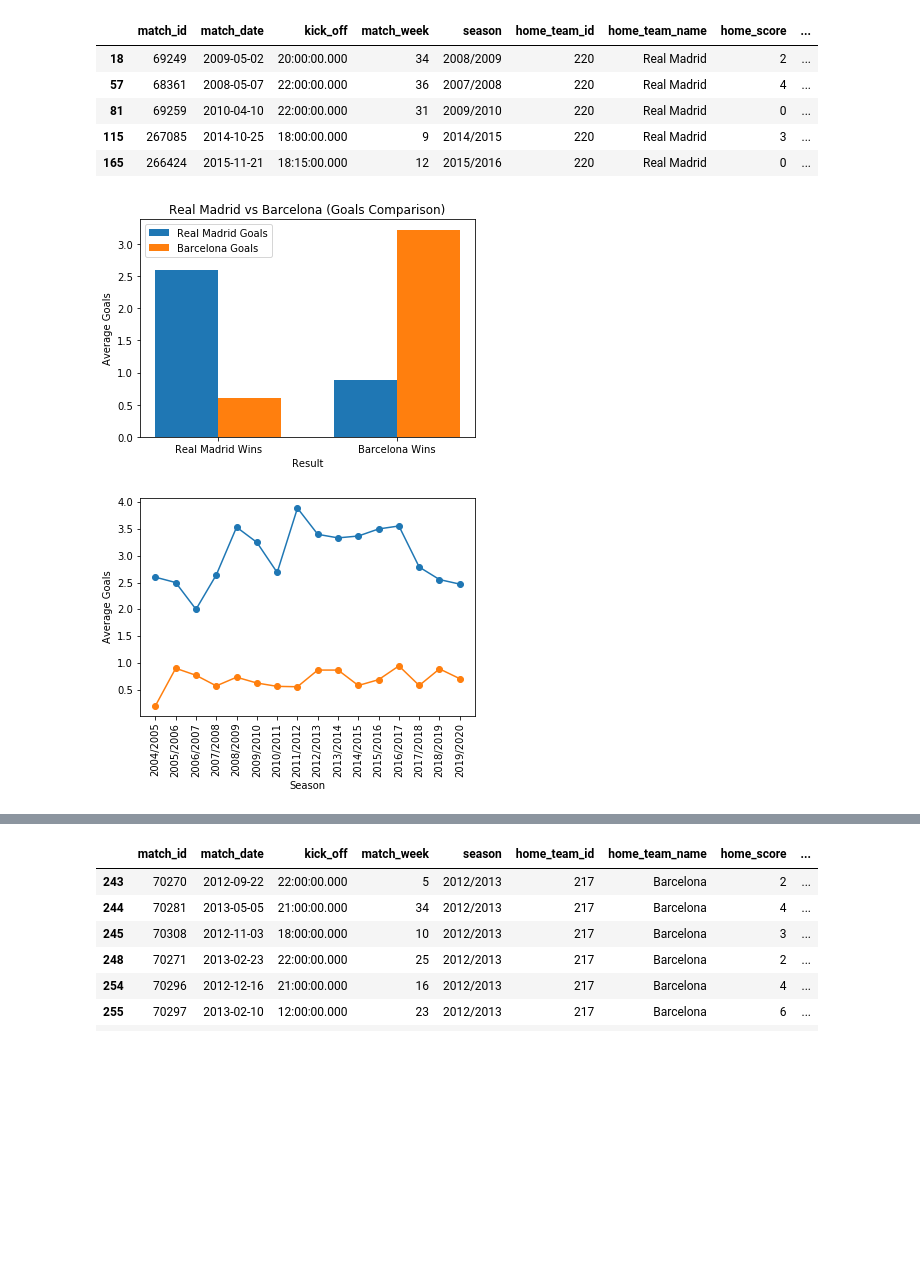
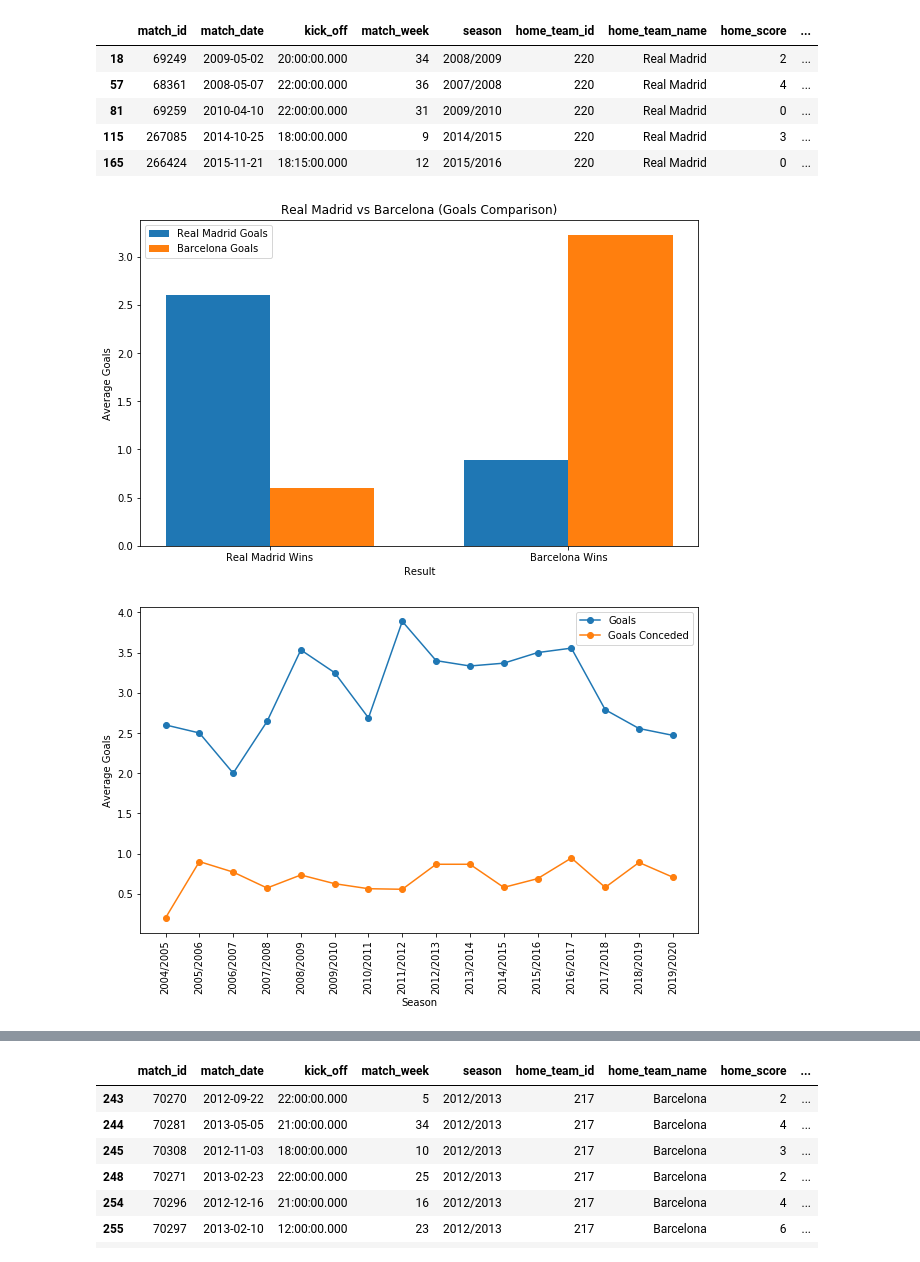
Before and after one commit to christouandr7/statsbomb_laliga, a Jupyter notebook: LaLiga.ipynb, the cells around one changed output, grey strips where cells are left out. Cells and saved outputs as stored; diff of their text form; code cells hidden in the pictures; blank space fills up the shorter version.

```diff
--- a/LaLiga.ipynb
+++ b/LaLiga.ipynb
@@ -7,6 +7,7 @@ import json
 import warnings
 warnings.filterwarnings('ignore')
 import matplotlib.pyplot as plt
+plt.rcParams['figure.figsize'] = [10, 6]
 from IPython.display import display
 # %%
 competitions = pd.read_json("./data/competitions.json")
@@ -231,7 +219,7 @@ plt.title("Real Madrid vs Barcelona (Goals Comparison)")
 
 plt.show()
 # %% [output]
-[figure, old version]
+[figure, new version]
 # %%
 #get by season to show barcelona average goals
 barca_matches_home = laliga_cleaned[(laliga_cleaned["home_team_name"] == "Barcelona")]
@@ -253,9 +241,11 @@ for name, group in season_groups:
 # %%
 no_of_seasons = range(i)
 plt.plot(no_of_seasons, barca_goals_home, no_of_seasons, barca_goals_away, marker = "o" )
+plt.legend(["Goals", "Goals Conceded"])
+
 plt.xticks(no_of_seasons, seasons_names, rotation = "vertical")
 plt.xlabel("Season")
 plt.ylabel("Average Goals")
 plt.show()
 # %% [output]
-[figure, old version]
+[figure, new version]
```
Also changed, not shown: parts of 12 cells of this notebook.
